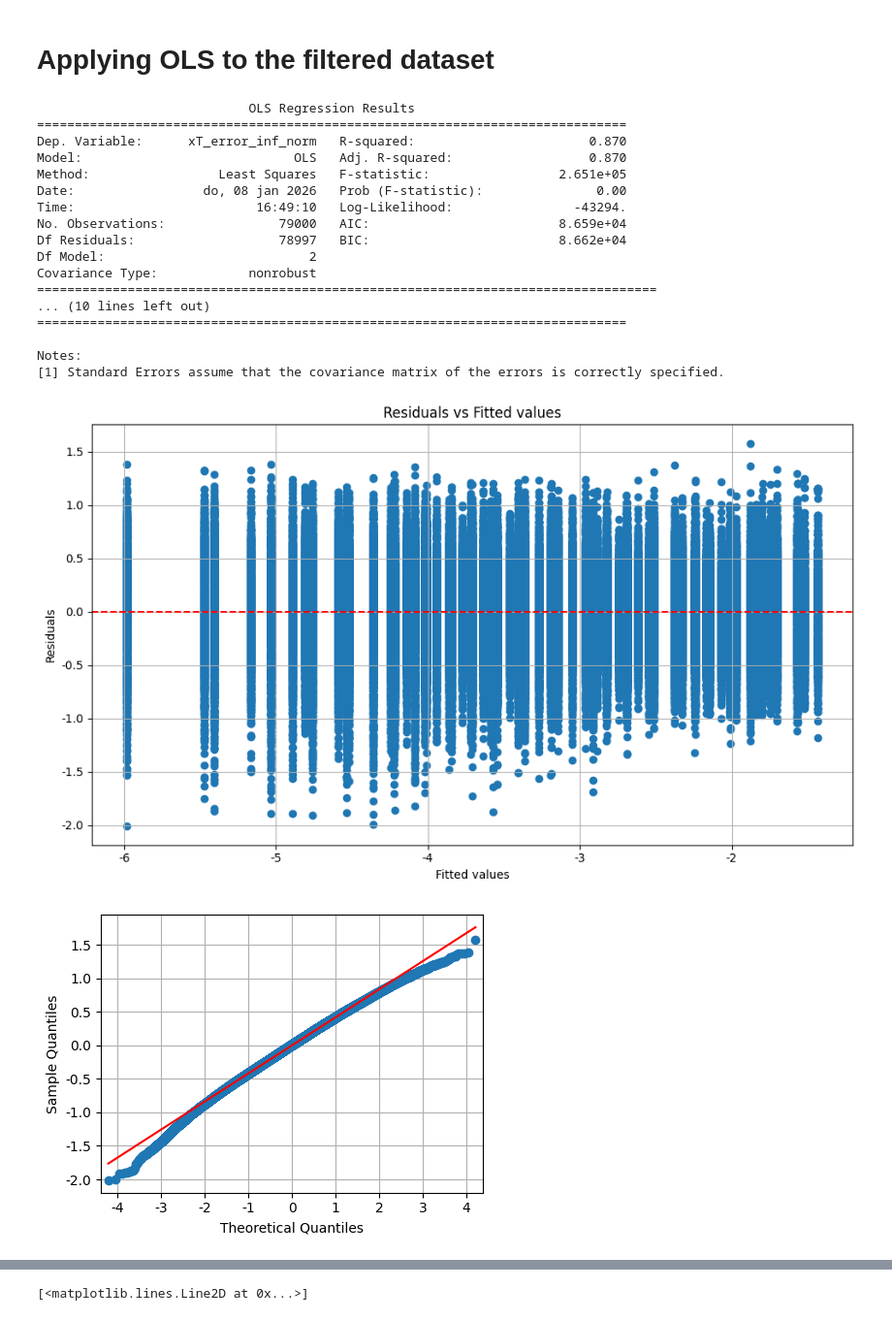
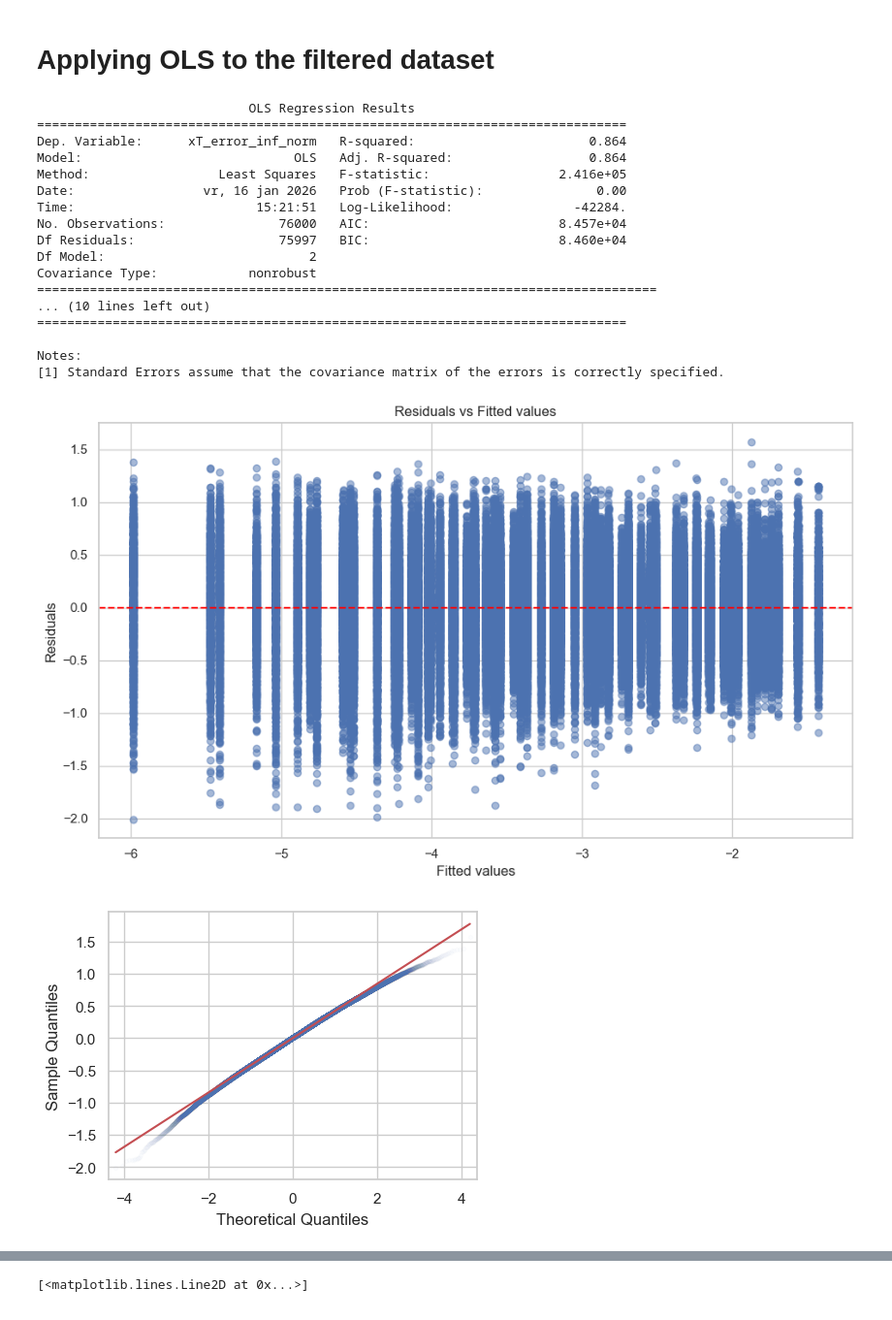
Before and after one commit to kvanarem42/xthreat-error-quantification-agentic, a Jupyter notebook: 4-investigate-results/apply_maximal_error_paper.ipynb, the cells around one changed output, grey strips where cells are left out. Shown at 97% size. Saved outputs shown, nothing was run; the diff lists cells and outputs as text; code cells hidden in the pictures.

```diff
--- a/4-investigate-results/apply_maximal_error_paper.ipynb
+++ b/4-investigate-results/apply_maximal_error_paper.ipynb
@@ -140,8 +140,8 @@ plt.show()
 # %%
 fig, ax = plt.subplots()
 norm = plt.Normalize(np.log(df_errors['M^{3/2}log(M)/sqrt(N)'].min()), np.log(df_errors['M^{3/2}log(M)/sqrt(N)'].max()))
-sm = plt.cm.ScalarMappable(cmap='viridis', norm=norm)
-sm.set_array([])
+sm_ = plt.cm.ScalarMappable(cmap='viridis', norm=norm)
+sm_.set_array([])
 
 sns.kdeplot(
     data=df_errors,
@@ -165,7 +165,7 @@ ticks_values = np.exp(ticks_positions)
 # ticks_values = np.unique(df_errors['M^{3/2}log(M)/sqrt(N)'])
 
 # Add a color bar with the correct ticks at the correct places
-cbar = plt.colorbar(sm, ax=ax, ticks=ticks_positions)
+cbar = plt.colorbar(sm_, ax=ax, ticks=ticks_positions)
 cbar.set_ticklabels([f"{val:.2f}" for val in ticks_values])
 cbar.set_label(r"$M^{3/2}\log(M)/\sqrt{N}$")
 
@@ -474,7 +573,8 @@ print(f"TP={TP}, TN={TN}, FP={FP}, FN={FN}")
 # %% [markdown]
 # Applying OLS to the filtered dataset
 # %%
-df_errors_ols = df_errors[df_errors['Mlog(M)/sqrt(N)'] < 15].copy()
+# df_errors_ols = df_errors[df_errors['Mlog(M)/sqrt(N)'] < 15].copy()
+df_errors_ols = df_errors[df_errors['M^{3/2}log(M)/sqrt(N)'] < 445].copy()
 df_errors_ols['sqrt(M)log(M)/sqrt(N)'] = df_errors_ols['log(M)/sqrt(N)'] * np.sqrt(df_errors_ols['M'])
 # %%
 # Do OLS regression on log transformations
@@ -491,45 +591,45 @@ print(results.summary())
 
 # Plot the residuals and values
 plt.figure(figsize=(10, 6))
-plt.scatter(results.fittedvalues, results.resid)
+plt.scatter(results.fittedvalues, results.resid, alpha=0.5)
 plt.axhline(0, color='red', linestyle='--')
 plt.xlabel('Fitted values')
 plt.ylabel('Residuals')
 plt.title('Residuals vs Fitted values')
 plt.grid(True)
 plt.tight_layout()
 plt.show()
 
 
 # Plot the QQ plot of the residuals
 # fig, ax = plt.subplots(figsize=(6.4, 4.8))
 fig, ax = plt.subplots(figsize=(4.8, 3.6))
 # fig, ax = plt.subplots(figsize=(3.2, 2.4))
-sm.qqplot(results.resid, line='s', ax = ax)
+sm.qqplot(results.resid, line='s', ax = ax, alpha=0.01, markersize=3)
 # plt.title('QQ plot of residuals')
 plt.grid(True)
 plt.tight_layout()
 plt.show()
 # %% [output]
                             OLS Regression Results
 ==============================================================================
-Dep. Variable:      xT_error_inf_norm   R-squared:                       0.870
-Model:                            OLS   Adj. R-squared:                  0.870
-Method:                 Least Squares   F-statistic:                 2.651e+05
-Date:                 do, 08 jan 2026   Prob (F-statistic):               0.00
-Time:                        16:49:10   Log-Likelihood:                -43294.
-No. Observations:               79000   AIC:                         8.659e+04
-Df Residuals:                   78997   BIC:                         8.662e+04
+Dep. Variable:      xT_error_inf_norm   R-squared:                       0.864
+Model:                            OLS   Adj. R-squared:                  0.864
+Method:                 Least Squares   F-statistic:                 2.416e+05
+Date:                 vr, 16 jan 2026   Prob (F-statistic):               0.00
+Time:                        15:21:51   Log-Likelihood:                -42284.
+No. Observations:               76000   AIC:                         8.457e+04
+Df Residuals:                   75997   BIC:                         8.460e+04
 Df Model:                           2
 Covariance Type:            nonrobust
 ==================================================================================
 ... (10 lines left out)
 ==============================================================================
 
 Notes:
 [1] Standard Errors assume that the covariance matrix of the errors is correctly specified.
-[figure, old version]
+[figure, new version]
-[figure, old version]
+[figure, new version]
 # %%
 c = results.params['const']
 power = results.params['log(M)']
```
Also changed, not shown: parts of 19 cells of this notebook, 1 other file.
